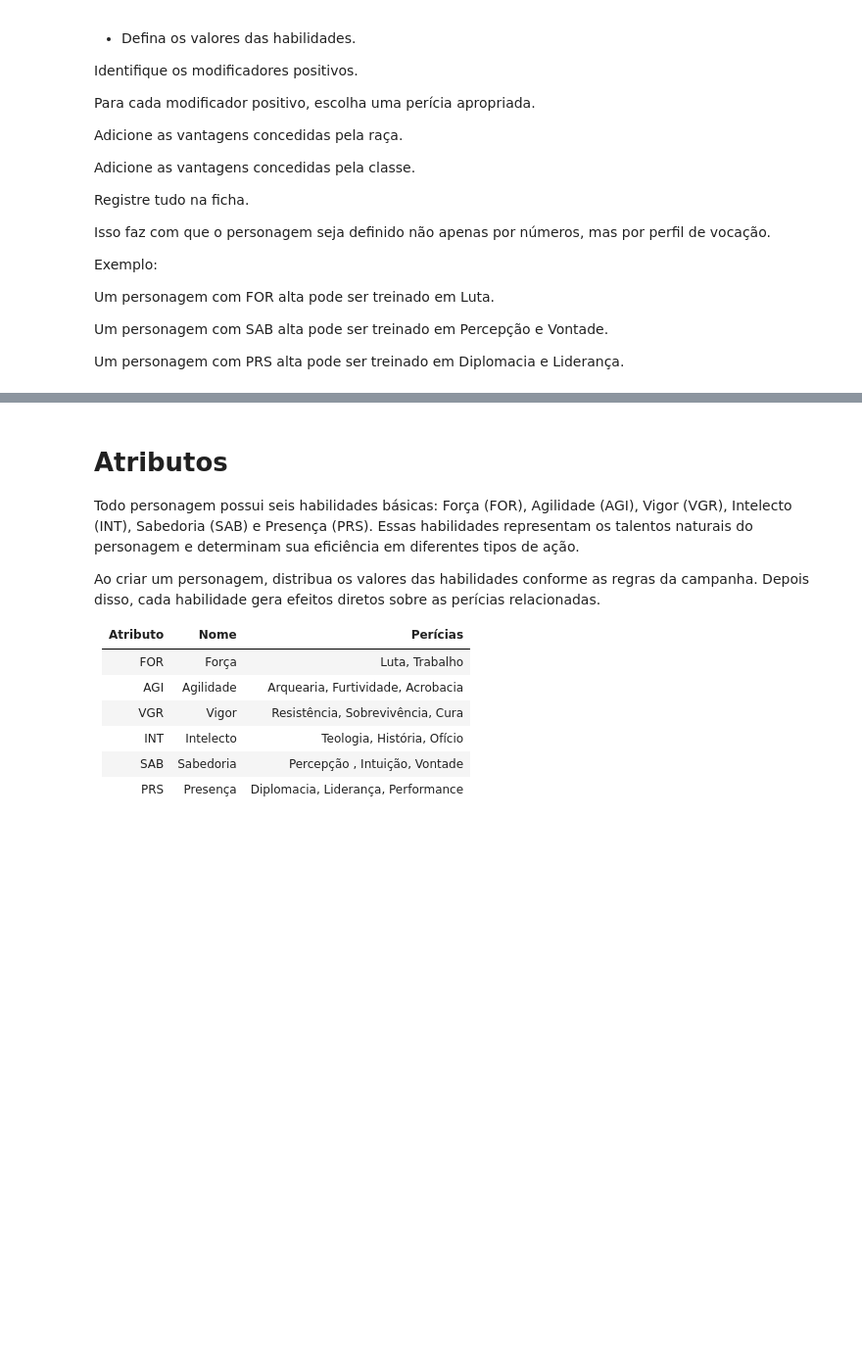
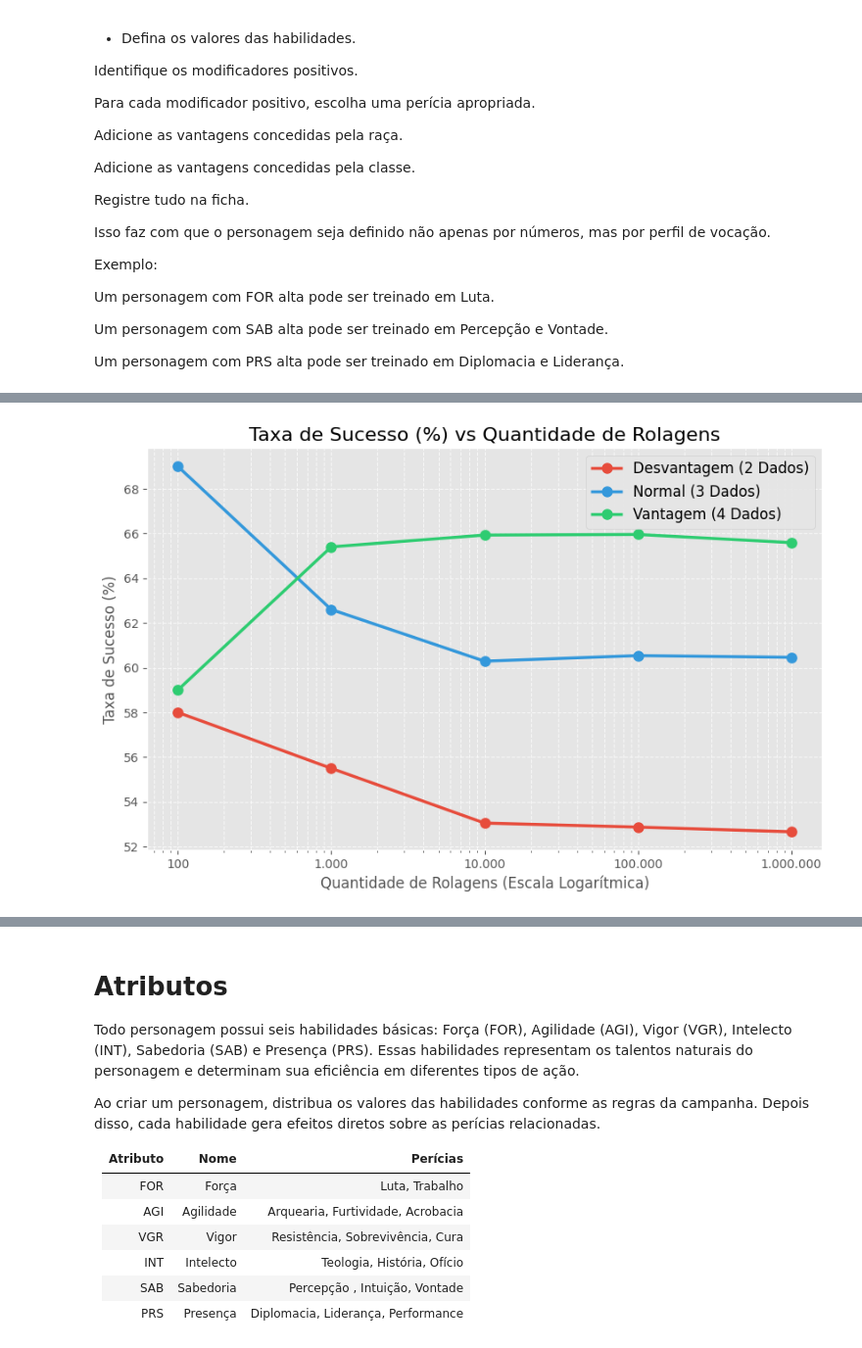
Before and after one commit to Mateus-cpa/estudos_b-blicos, a Jupyter notebook: rpg/rpg_biblico.ipynb, the cells around one changed output, grey strips where cells are left out. Shown at 98% size. Saved outputs shown, nothing was run; the diff lists cells and outputs as text; code cells hidden in the pictures; blank space fills up the shorter version.

```diff
--- a/rpg/rpg_biblico.ipynb
+++ b/rpg/rpg_biblico.ipynb
@@ -502 +434,29 @@ Assim, Eliab não é só “bom em religião”: ele se torna um personagem com
+# %%
+# Configurações visuais do Gráfico de Linhas
+plt.figure(figsize=(10, 6))
+cores = {'Desvantagem': '#e74c3c', 'Normal': '#3498db', 'Vantagem': '#2ecc71'}
+tipos = ["Desvantagem", "Normal", "Vantagem"]
+
+for nome in tipos:
+    plt.plot(quantidades, taxas_sucesso[nome], marker='o', markersize=8,
+             label=f'{nome} ({list(tipos_teste.keys())[tipos.index(nome)]} Dados)',
+             color=cores[nome], linewidth=2.5)
+
+# Aplica a escala logarítmica no eixo X
+plt.xscale('log')
+
+# Textos e rótulos
+plt.title('Taxa de Sucesso (%) vs Quantidade de Rolagens', fontsize=16)
+plt.xlabel('Quantidade de Rolagens (Escala Logarítmica)', fontsize=12)
+plt.ylabel('Taxa de Sucesso (%)', fontsize=12)
+
+# Ajusta a formatação dos números no eixo X para o padrão com pontos
+plt.xticks(quantidades, [f'{q:,}'.replace(',', '.') for q in quantidades])
+
+plt.legend(fontsize=12)
+plt.grid(True, which="both", ls="--", alpha=0.7)
+
+plt.show()
+# %% [output]
+[figure, added]
 # %% [markdown]
```
Also changed, not shown: parts of 29 cells of this notebook.
